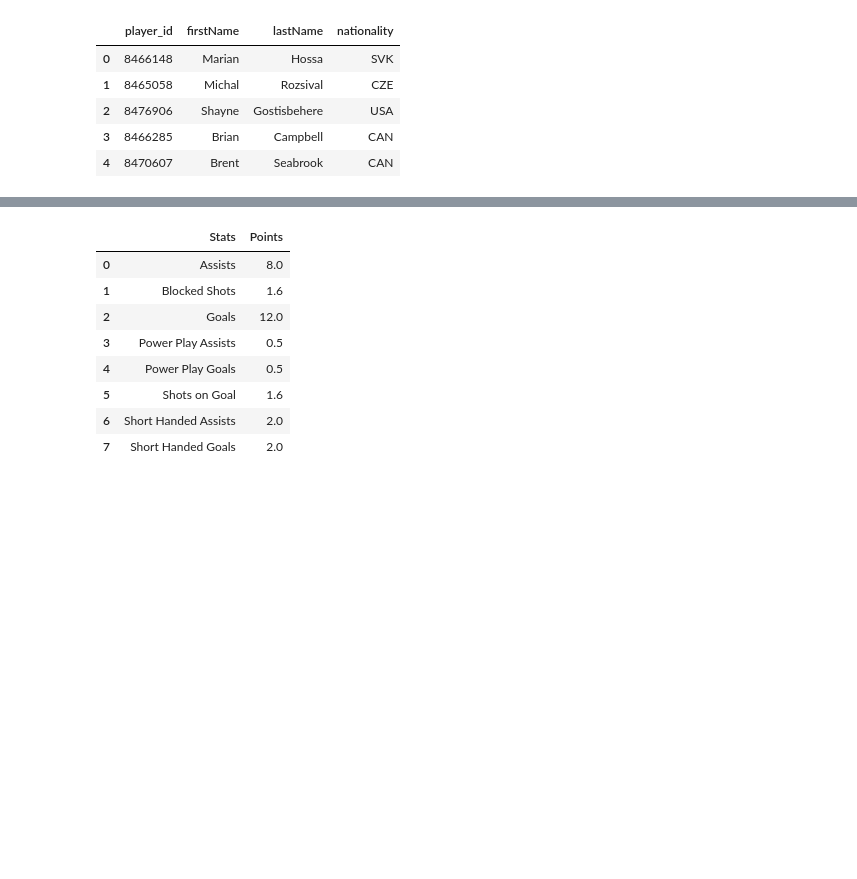
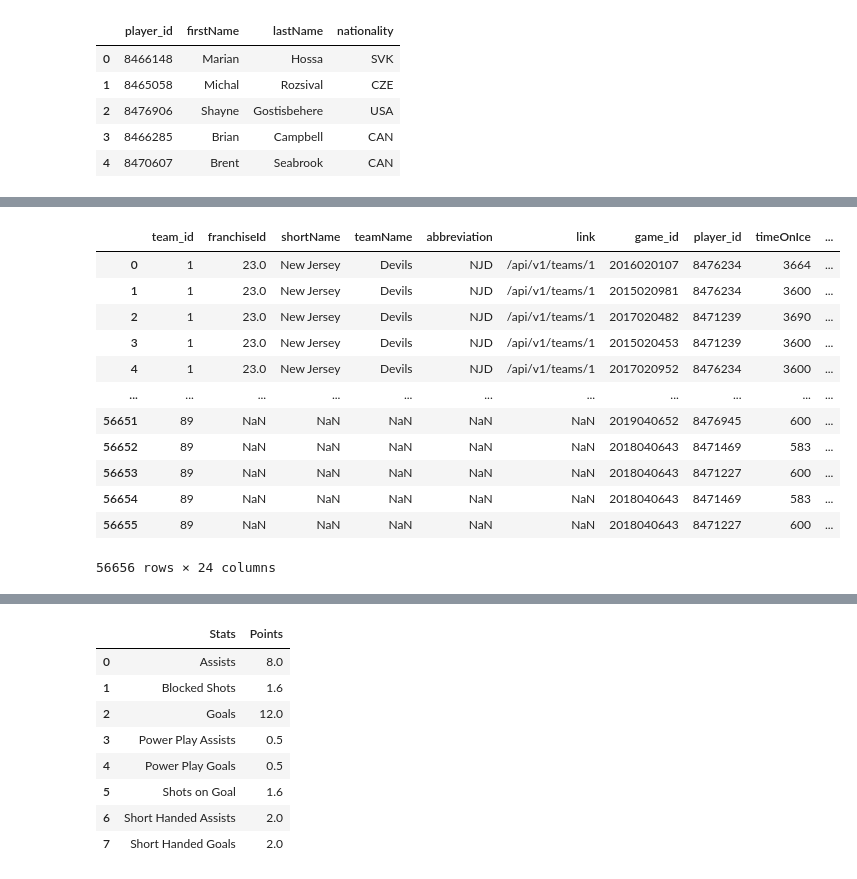
Before and after one commit to mattuzi17/ETL-Project, a Jupyter notebook: NHL_jupyternotebook.ipynb, the cells around one changed output, grey strips where cells are left out. Saved outputs shown, nothing was run; the diff lists cells and outputs as text; code cells hidden in the pictures; blank space fills up the shorter version.

Commit message:
dataframe merges

```diff
--- a/NHL_jupyternotebook.ipynb
+++ b/NHL_jupyternotebook.ipynb
@@ -75,0 +89,18 @@ new_player_info_df .head()
+# %%
+#merging cleaned goalie info + team info
+merge_2_df = team_info_df.merge(goalie_stats_df, how='right', left_on='team_id', right_on='team_id')
+merge_2_df
+# %% [output]
+|  | team_id | franchiseId | shortName | teamName | abbreviation | link | game_id | player_id | timeOnIce | ... |
+| 0 | 1 | 23.0 | New Jersey | Devils | NJD | /api/v1/teams/1 | 2016020107 | 8476234 | 3664 | ... |
+| 1 | 1 | 23.0 | New Jersey | Devils | NJD | /api/v1/teams/1 | 2015020981 | 8476234 | 3600 | ... |
+| 2 | 1 | 23.0 | New Jersey | Devils | NJD | /api/v1/teams/1 | 2017020482 | 8471239 | 3690 | ... |
+| 3 | 1 | 23.0 | New Jersey | Devils | NJD | /api/v1/teams/1 | 2015020453 | 8471239 | 3600 | ... |
+| 4 | 1 | 23.0 | New Jersey | Devils | NJD | /api/v1/teams/1 | 2017020952 | 8476234 | 3600 | ... |
+| ... | ... | ... | ... | ... | ... | ... | ... | ... | ... | ... |
+| 56651 | 89 | NaN | NaN | NaN | NaN | NaN | 2019040652 | 8476945 | 600 | ... |
+| 56652 | 89 | NaN | NaN | NaN | NaN | NaN | 2018040643 | 8471469 | 583 | ... |
+| 56653 | 89 | NaN | NaN | NaN | NaN | NaN | 2018040643 | 8471227 | 600 | ... |
+| 56654 | 89 | NaN | NaN | NaN | NaN | NaN | 2018040643 | 8471469 | 583 | ... |
+| 56655 | 89 | NaN | NaN | NaN | NaN | NaN | 2018040643 | 8471227 | 600 | ... |
+56656 rows × 24 columns
```
Also changed, not shown: parts of 7 cells of this notebook, 5 other files.
